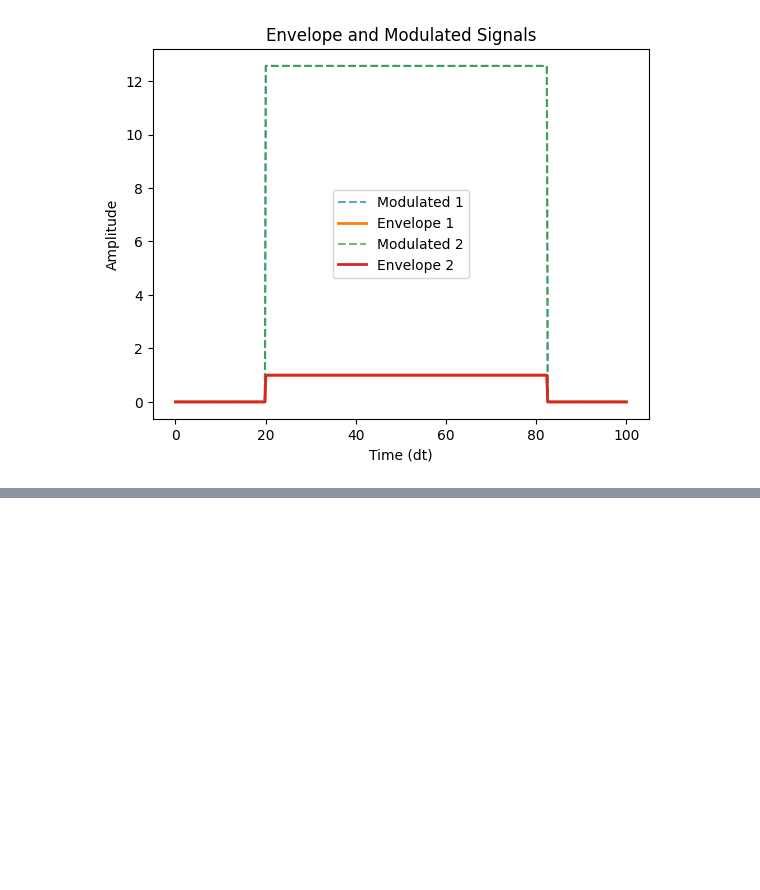
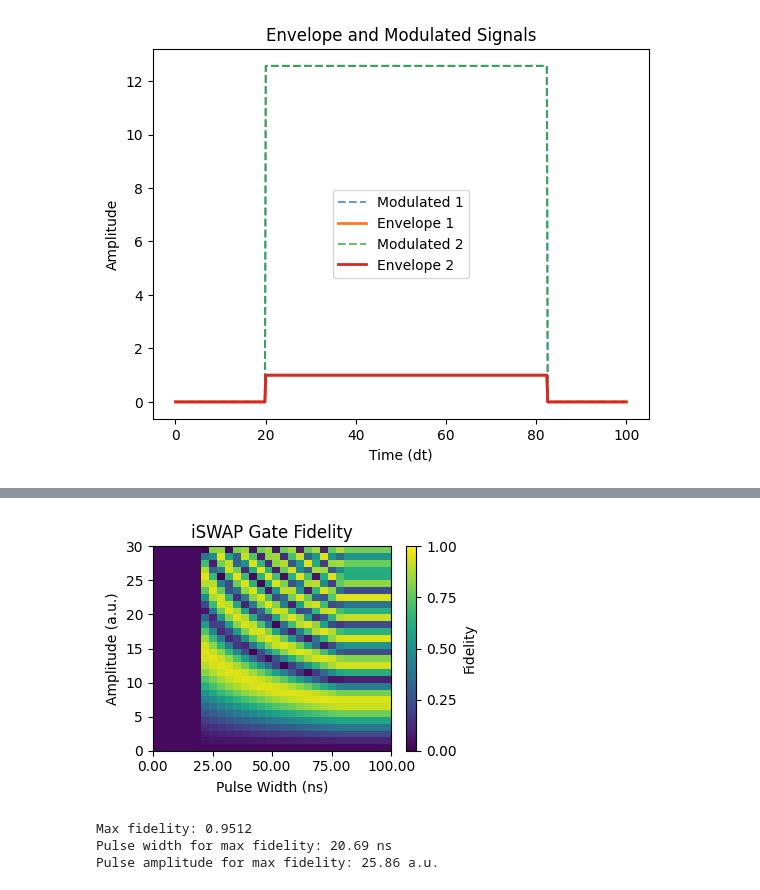
Before and after one commit to Pitt-JonesLab/quantum_logical, a Jupyter notebook: src/notebooks/pulse_sim/02_qubit_cavity.ipynb, the cells around one changed output, grey strips where cells are left out. Cells and saved outputs as stored; diff of their text form; code cells hidden in the pictures; blank space fills up the shorter version.

```diff
--- a/src/notebooks/pulse_sim/02_qubit_cavity.ipynb
+++ b/src/notebooks/pulse_sim/02_qubit_cavity.ipynb
@@ -165,2 +177,54 @@ Max population amplitude: 7.35
+# %%
+# Prepare the plot for fidelity
+fig, ax = plt.subplots(figsize=(4, 3))
+
+# Plot the fidelity matrix
+im = ax.imshow(
+    fidelity_matrix,
+    extent=[width_range[0], width_range[-1], amp_range[0], amp_range[-1]],
+    aspect="auto",
+    origin="lower",
+    vmin=0.0,
+    vmax=1.0,  # Fidelity ranges from 0 to 1
+)
+
+ax.set_title("iSWAP Gate Fidelity")
+ax.set_xlabel("Pulse Width (ns)")
+ax.set_ylabel("Amplitude (a.u.)")
+ax.set_xticks(np.linspace(width_range[0], width_range[-1], n_xticks))
+ax.set_xticklabels(
+    [f"{x:.2f}" for x in np.linspace(width_range[0], width_range[-1], n_xticks)]
+)
+
+# Add color bar for fidelity
+cbar = fig.colorbar(im, ax=ax, orientation="vertical", label="Fidelity")
+cbar.set_ticks(np.linspace(0, 1, 5))
+
+plt.tight_layout()
+plt.show()
+# %% [output]
+[figure, added]
+# %%
+# Find the pulse parameters that maximize fidelity
+max_fidelity = np.max(fidelity_matrix)
+max_fidelity_indices = np.where(fidelity_matrix == max_fidelity)
+
+# Since the indices are returned in a tuple of arrays, we take the first element
+max_fidelity_amp_idx, max_fidelity_width_idx = (
+    max_fidelity_indices[0][0],
+    max_fidelity_indices[1][0],
+)
+
+# Retrieve the amplitude and width that correspond to the maximum fidelity
+max_fidelity_width = width_range[max_fidelity_width_idx]
+max_fidelity_amp = amp_range[max_fidelity_amp_idx]
+
+print(f"Max fidelity: {max_fidelity:.4f}")
+print(f"Pulse width for max fidelity: {max_fidelity_width:.2f} ns")
+print(f"Pulse amplitude for max fidelity: {max_fidelity_amp:.2f} a.u.")
+# %% [output]
+Max fidelity: 0.9512
+Pulse width for max fidelity: 20.69 ns
+Pulse amplitude for max fidelity: 25.86 a.u.
 # %%
 # set the calibrated width and amplitude
```
Also changed, not shown: parts of 10 cells of this notebook, 2 other files.
